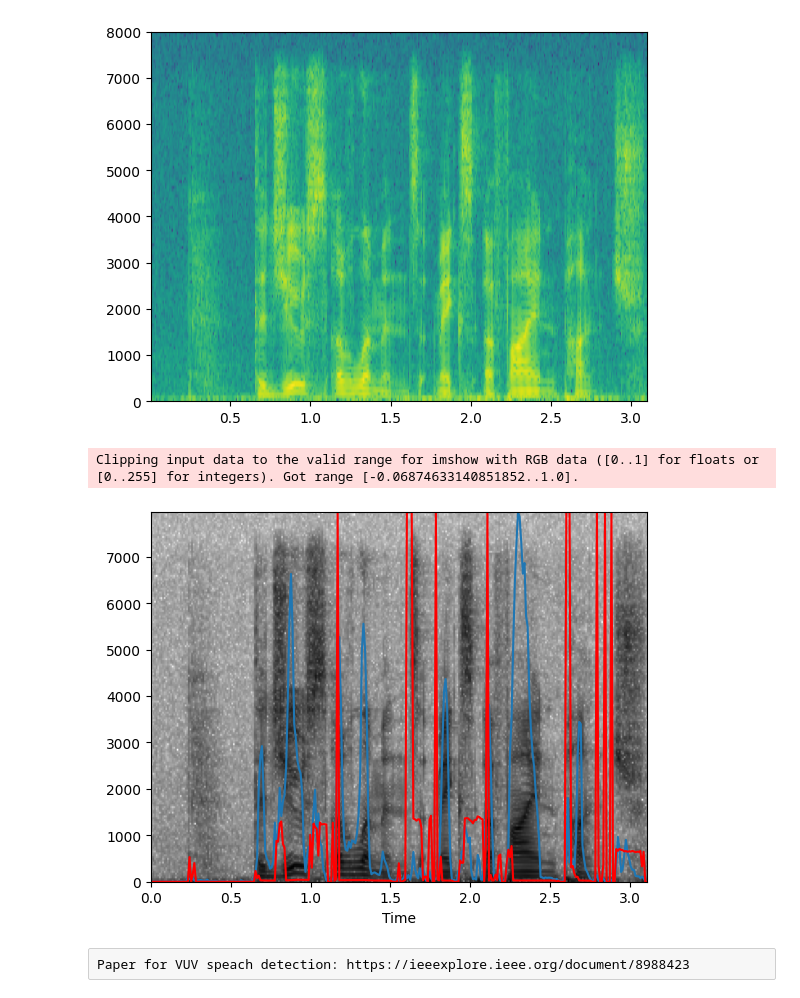
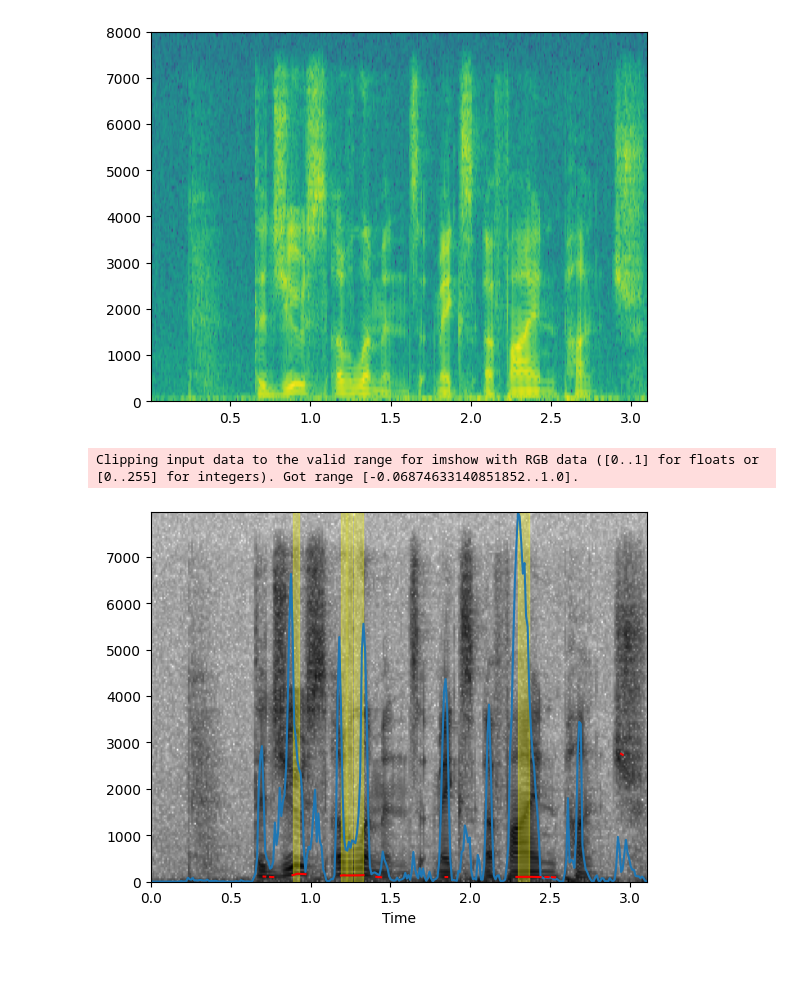
Before and after one commit to oakle072-spec/csci5541_Assignment6, a Jupyter notebook: Assignment6.ipynb, the cells around one changed output. Saved outputs shown, nothing was run; the diff lists cells and outputs as text; code cells hidden in the pictures; blank space fills up the shorter version.

Commit message:
add rising pitch detection

```diff
--- a/Assignment6.ipynb
+++ b/Assignment6.ipynb
@@ -54,6 +54,7 @@ pitch_detection = aubio.pitch("yin", frames_per_window, frames_per_shift,  rate)
 windowed_fft = []
 windowed_energy  = []
 pitchs = []
+confidence = []
 i = 0
 while i + frames_per_window < len(signal):
     window = signal[i: i+frames_per_window]
@@ -63,14 +64,16 @@ while i + frames_per_window < len(signal):
     mags = log_square_magnitude(fft[:frames_per_window//2])
     windowed_fft.append(mags)
     i += int(frames_per_shift)
-i=0
-while i + frames_per_shift < len(signal):
-      shift = signal[i: i+frames_per_shift]
+j=0
+while j + frames_per_shift < len(signal):
+      shift = signal[j: j+frames_per_shift]
       pitchs.append(pitch_detection(shift.astype(np.float32) / 32768.0)[0])
-      i += int(frames_per_shift)
+      confidence.append(pitch_detection.get_confidence())
+      j += int(frames_per_shift)
 spec = np.array(windowed_fft).T
 energy = np.array(windowed_energy)
-pitchs = np.array(pitchs[:-1])
+pitchs = np.array(pitchs[:len(sec)])
+confidence = np.array(confidence[:len(sec)])
 alpha = spec/spec.max()
 # %%
 freq, windows = alpha.shape
@@ -85,21 +88,55 @@ spectrogram[..., 3] = alpha
 # %%
 freqs = [i * rate / frames_per_window for i in range(len(spec))]
 sec = np.linspace(0, len(signal)/rate, num = len(windowed_energy))
 plt.imshow(spectrogram,
            origin ='lower',
            aspect ='auto',
            extent = [sec[0], sec[-1], freqs[0], freqs[-1]])
 plt.xlabel("Time")
 energy = energy/energy.max()
 energy = energy * freqs[-1]
 plt.plot(sec, energy)
-pitchs = pitchs/pitchs.max()
-pitchs = pitchs * freqs[-1]
 
-plt.plot(sec, pitchs, color="red")
+pitchs_filtered[
+    (confidence < .8)
+] = np.nan
+plt.plot(sec, pitchs_filtered, color="red")
+
+# Rising pitch detection
+rise_regions = []
+rise_threshold = 1
+min_frames = 1
+
+def check_thresholds(start_index, end_index):
+    return end_index - start_index >= min_frames and pitchs_filtered[end_index] - pitchs_filtered[start_index] >= rise_threshold
+
+start = None
+for i in range(1, len(pitchs_filtered)):
+    if not np.isnan(pitchs_filtered[i-1]) and not np.isnan(pitchs_filtered[i]):
+        if pitchs_filtered[i] > pitchs_filtered[i-1] and start is None:
+            start = i-1
+        elif pitchs_filtered[i] <= pitchs_filtered[i-1] and start is not None:
+            if check_thresholds(start, i):
+                rise_regions.append([start,i])
+            start = None
+    elif start is not None:
+          if check_thresholds(start, i-1):
+                rise_regions.append([start,i-1])
+          start = None
+if start is not None and check_thresholds(start, len(pitchs_filtered)-1):
+    rise_regions.append([start, len(pitchs_filtered)-1])
+
+
+for start, end in rise_regions:
+    plt.axvspan(
+        sec[start],
+        sec[min(end, len(sec)-1)],
+        color='yellow',
+        alpha=0.3,
+    )
+
+
 plt.show()
 # %% [output]
 Clipping input data to the valid range for imshow with RGB data ([0..1] for floats or [0..255] for integers). Got range [-0.06874633140851852..1.0].
-[figure, old version]
+[figure, new version]
-# %% [raw]
-Paper for VUV speach detection: https://ieeexplore.ieee.org/document/8988423
```
Also changed, not shown: 1 other file.
